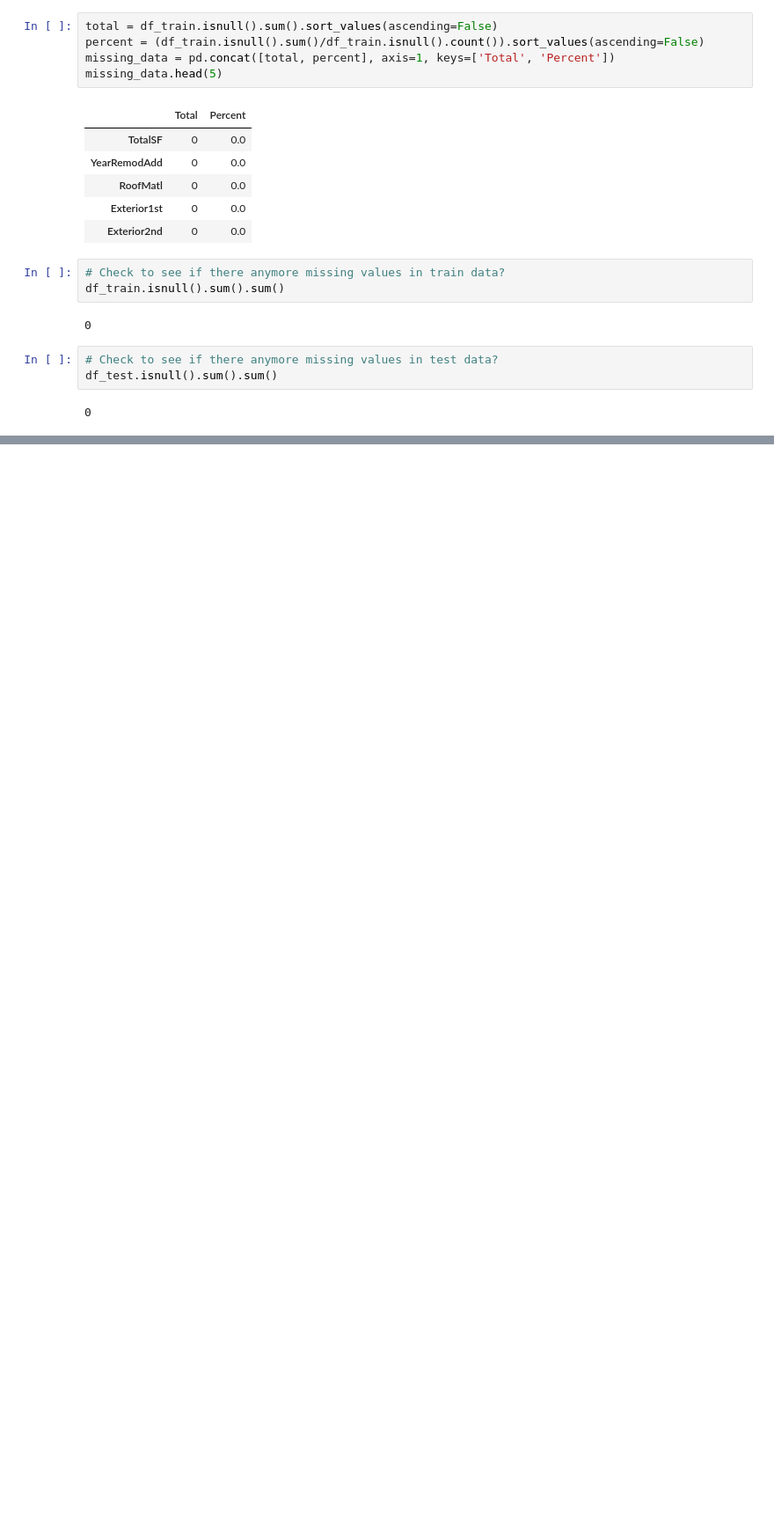
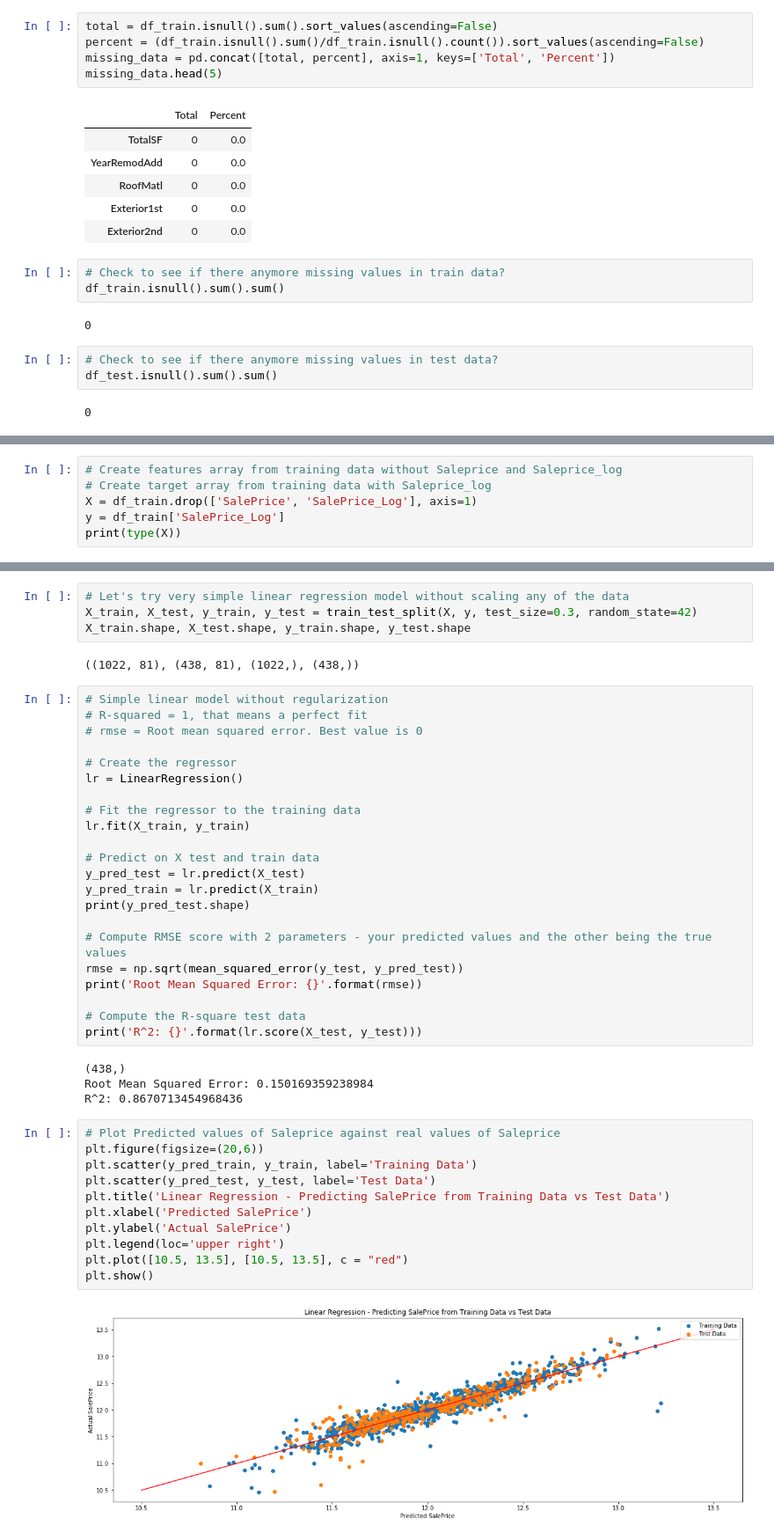
Before and after one commit to aihui/House-Price-Prediction, a Jupyter notebook: house_prices_prediction.ipynb, the cells around one changed output, grey strips where cells are left out. Shown at 88% size. Cells and saved outputs as stored; diff of their text form; blank space fills up the shorter version.

Commit message:
Added Linear Regression models
Linear Regression, Ridge Regression, Lasso Regression and ElasticNet Regression

```diff
--- a/house_prices_prediction.ipynb
+++ b/house_prices_prediction.ipynb
@@ -578,0 +646,6 @@ df_test.isnull().sum().sum()
+# %%
+# Create features array from training data without Saleprice and Saleprice_log
+# Create target array from training data with Saleprice_log
+X = df_train.drop(['SalePrice', 'SalePrice_Log'], axis=1)
+y = df_train['SalePrice_Log']
+print(type(X))
@@ -578,0 +654,45 @@ df_test.isnull().sum().sum()
+# %%
+# Let's try very simple linear regression model without scaling any of the data
+X_train, X_test, y_train, y_test = train_test_split(X, y, test_size=0.3, random_state=42)
+X_train.shape, X_test.shape, y_train.shape, y_test.shape
+# %% [output]
+((1022, 81), (438, 81), (1022,), (438,))
+# %%
+# Simple linear model without regularization
+# R-squared = 1, that means a perfect fit
+# rmse = Root mean squared error. Best value is 0
+
+# Create the regressor
+lr = LinearRegression()
+
+# Fit the regressor to the training data
+lr.fit(X_train, y_train)
+
+# Predict on X test and train data
+y_pred_test = lr.predict(X_test)
+y_pred_train = lr.predict(X_train)
+print(y_pred_test.shape)
+
+# Compute RMSE score with 2 parameters - your predicted values and the other being the true values
+rmse = np.sqrt(mean_squared_error(y_test, y_pred_test))
+print('Root Mean Squared Error: {}'.format(rmse))
+
+# Compute the R-square test data
+print('R^2: {}'.format(lr.score(X_test, y_test)))
+# %% [output]
+(438,)
+Root Mean Squared Error: 0.150169359238984
+R^2: 0.8670713454968436
+# %%
+# Plot Predicted values of Saleprice against real values of Saleprice
+plt.figure(figsize=(20,6))
+plt.scatter(y_pred_train, y_train, label='Training Data')
+plt.scatter(y_pred_test, y_test, label='Test Data')
+plt.title('Linear Regression - Predicting SalePrice from Training Data vs Test Data')
+plt.xlabel('Predicted SalePrice')
+plt.ylabel('Actual SalePrice')
+plt.legend(loc='upper right')
+plt.plot([10.5, 13.5], [10.5, 13.5], c = "red")
+plt.show()
+# %% [output]
+[figure, added]
```
Also changed, not shown: parts of 49 cells of this notebook.
